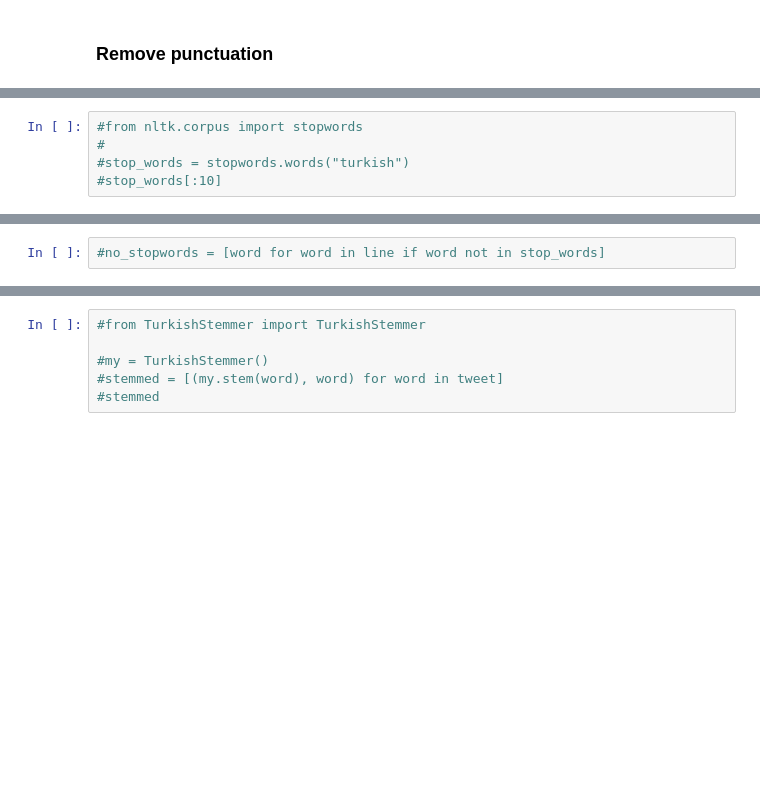
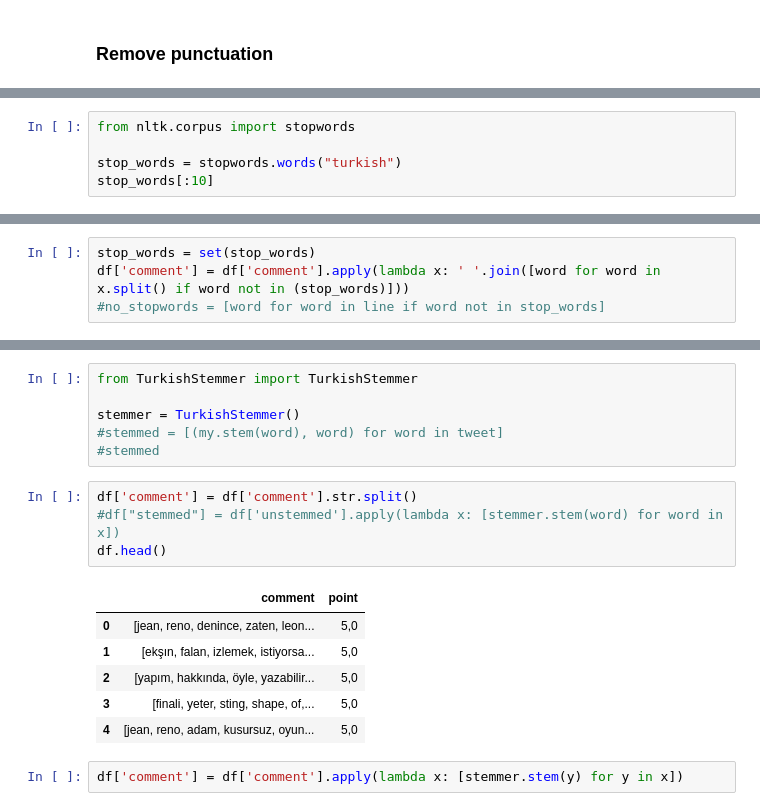
Before and after one commit to egehanasal/Deep-Learning, a Jupyter notebook: Turkish Language Sentiment Analysis/Preprocessing.ipynb, the cells around one changed output, grey strips where cells are left out. Drawn from its saved outputs; the diff is of its cells as text; blank space fills up the shorter version.

```diff
--- a/Turkish Language Sentiment Analysis/Preprocessing.ipynb
+++ b/Turkish Language Sentiment Analysis/Preprocessing.ipynb
@@ -69,5 +96,5 @@ df['comment'] = df['comment'].str.replace(r'[^\w\s]+', '')
 # %%
-#from nltk.corpus import stopwords
-#
-#stop_words = stopwords.words("turkish")
-#stop_words[:10]
+from nltk.corpus import stopwords
+
+stop_words = stopwords.words("turkish")
+stop_words[:10]
@@ -76,2 +139,4 @@ df['comment'] = df['comment'].str.replace(r'[^\w\s]+', '')
 # %%
+stop_words = set(stop_words)
+df['comment'] = df['comment'].apply(lambda x: ' '.join([word for word in x.split() if word not in (stop_words)]))
 #no_stopwords = [word for word in line if word not in stop_words]
@@ -83,6 +154,19 @@ df['comment'] = df['comment'].str.replace(r'[^\w\s]+', '')
 # %%
-#from TurkishStemmer import TurkishStemmer
+from TurkishStemmer import TurkishStemmer
 
-#my = TurkishStemmer()
+stemmer = TurkishStemmer()
 #stemmed = [(my.stem(word), word) for word in tweet]
 #stemmed
+# %%
+df['comment'] = df['comment'].str.split()
+#df["stemmed"] = df['unstemmed'].apply(lambda x: [stemmer.stem(word) for word in x])
+df.head()
+# %% [output]
+|  | comment | point |
+| 0 | [jean, reno, denince, zaten, leon... | 5,0 |
+| 1 | [ekşın, falan, izlemek, istiyorsa... | 5,0 |
+| 2 | [yapım, hakkında, öyle, yazabilir... | 5,0 |
+| 3 | [finali, yeter, sting, shape, of,... | 5,0 |
+| 4 | [jean, reno, adam, kusursuz, oyun... | 5,0 |
+# %%
+df['comment'] = df['comment'].apply(lambda x: [stemmer.stem(y) for y in x])
```
Also changed, not shown: parts of 19 cells of this notebook, 1 other file.
